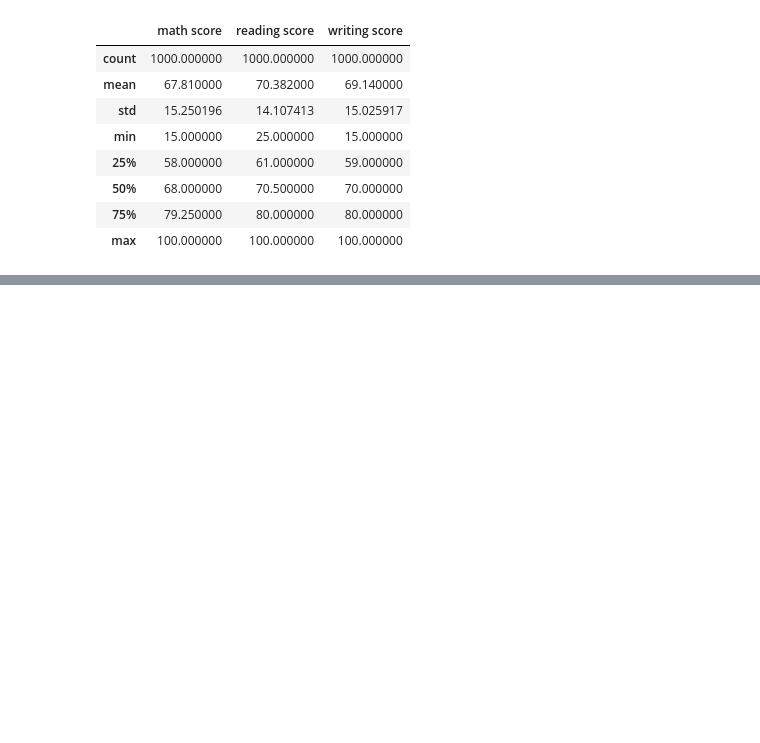
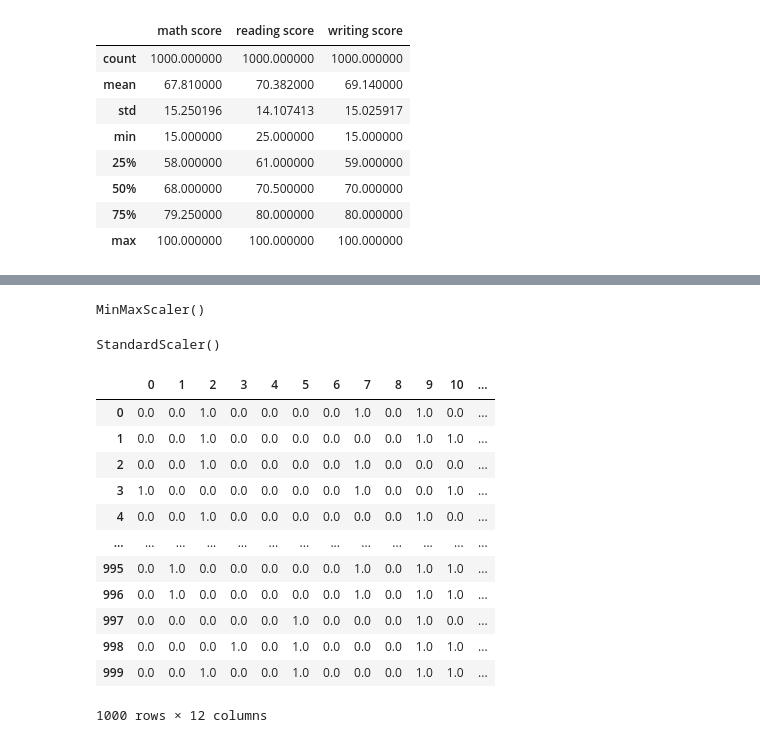
Before and after one commit to SHRIYA-Dscience/Machine-Learning-Projects, a Jupyter notebook: notebook/STUDENT_EDA.ipynb, the cells around one changed output, grey strips where cells are left out. Cells and saved outputs as stored; diff of their text form; code cells hidden in the pictures; blank space fills up the shorter version.

```diff
--- a/notebook/STUDENT_EDA.ipynb
+++ b/notebook/STUDENT_EDA.ipynb
@@ -149,0 +185,5 @@ df.describe(include="all")
+# %%
+df_scores = pd.get_dummies(df,columns=['race/ethnicity','parental level of education','lunch','gender','test preparation course'], drop_first=True, dtype= int)
+# %%
+pd.set_option("display.max_columns",None)
+df_scores.head()
@@ -149,0 +199,30 @@ df.describe(include="all")
+# %%
+X = df_scores.drop(['total_marks'], axis=1)
+Y = df_scores["total_marks"]
+# %%
+MM = MinMaxScaler()
+MM
+# %% [output]
+MinMaxScaler()
+# %%
+SS = StandardScaler()
+SS
+# %% [output]
+StandardScaler()
+# %%
+df_MM = MM.fit_transform(X)
+pd.DataFrame(df_MM)
+# %% [output]
+|  | 0 | 1 | 2 | 3 | 4 | 5 | 6 | 7 | 8 | 9 | 10 | ... |
+| 0 | 0.0 | 0.0 | 1.0 | 0.0 | 0.0 | 0.0 | 0.0 | 1.0 | 0.0 | 1.0 | 0.0 | ... |
+| 1 | 0.0 | 0.0 | 1.0 | 0.0 | 0.0 | 0.0 | 0.0 | 0.0 | 0.0 | 1.0 | 1.0 | ... |
+| 2 | 0.0 | 0.0 | 1.0 | 0.0 | 0.0 | 0.0 | 0.0 | 1.0 | 0.0 | 0.0 | 0.0 | ... |
+| 3 | 1.0 | 0.0 | 0.0 | 0.0 | 0.0 | 0.0 | 0.0 | 1.0 | 0.0 | 0.0 | 1.0 | ... |
+| 4 | 0.0 | 0.0 | 1.0 | 0.0 | 0.0 | 0.0 | 0.0 | 0.0 | 0.0 | 1.0 | 0.0 | ... |
+| ... | ... | ... | ... | ... | ... | ... | ... | ... | ... | ... | ... | ... |
+| 995 | 0.0 | 1.0 | 0.0 | 0.0 | 0.0 | 0.0 | 0.0 | 1.0 | 0.0 | 1.0 | 1.0 | ... |
+| 996 | 0.0 | 1.0 | 0.0 | 0.0 | 0.0 | 0.0 | 0.0 | 1.0 | 0.0 | 1.0 | 1.0 | ... |
+| 997 | 0.0 | 0.0 | 0.0 | 0.0 | 0.0 | 1.0 | 0.0 | 0.0 | 0.0 | 1.0 | 0.0 | ... |
+| 998 | 0.0 | 0.0 | 0.0 | 1.0 | 0.0 | 1.0 | 0.0 | 0.0 | 0.0 | 1.0 | 1.0 | ... |
+| 999 | 0.0 | 0.0 | 1.0 | 0.0 | 0.0 | 1.0 | 0.0 | 0.0 | 0.0 | 1.0 | 1.0 | ... |
+1000 rows × 12 columns
```
Also changed, not shown: parts of 12 cells of this notebook, 4 other files.
